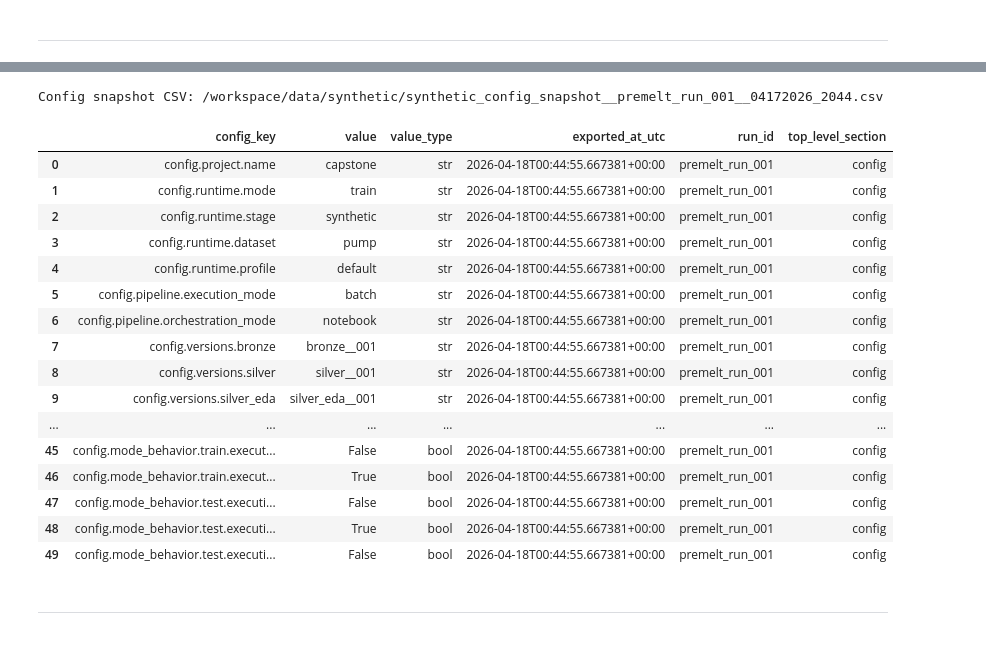
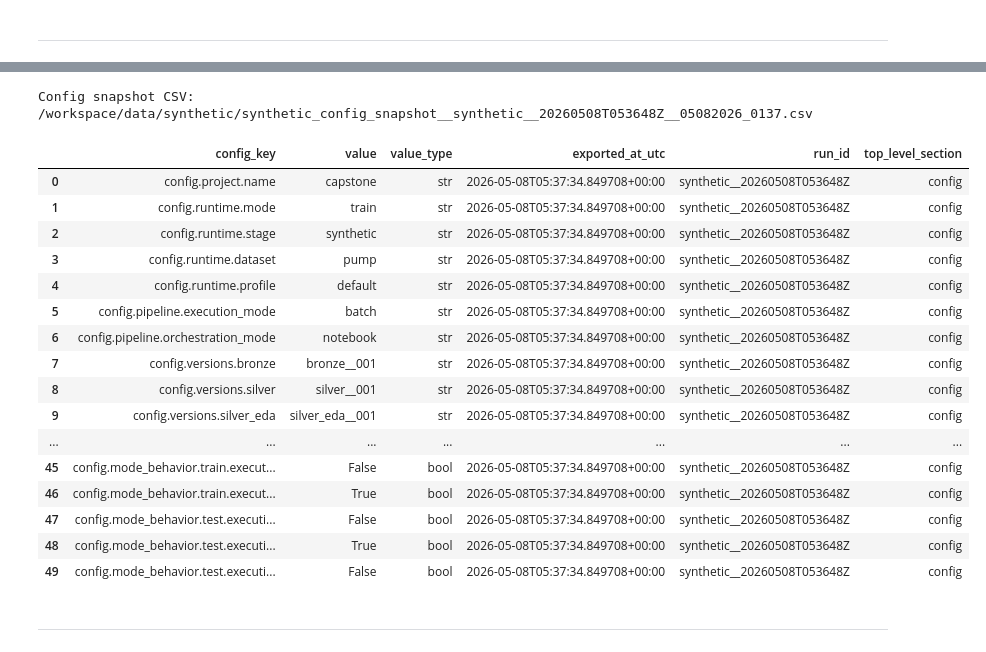
Before and after one commit to DCook-WGU/dcook-wgu-capstone-unified-predictive-maintenance-pipeline, a Jupyter notebook: notebooks/synthetic/synthetic_01_generate_synethic_data.ipynb, the cells around one changed output, grey strips where cells are left out. Cells and saved outputs as stored; diff of their text form; code cells hidden in the pictures.

Commit message:
updates to 02a and synthetic data generator

```diff
--- a/notebooks/synthetic/synthetic_01_generate_synethic_data.ipynb
+++ b/notebooks/synthetic/synthetic_01_generate_synethic_data.ipynb
@@ -296,9 +336,19 @@ DATASET = "pump"
 MODE = "train"
 PROFILE = "default"
 
-# Parent truth hash from your latest Silver EDA run
-SILVER_EDA_TRUTH_HASH = get_latest_silver_eda_truth_hash(truth_index_path=TRUTH_INDEX_PATH, dataset_name=DATASET_NAME,)
-print("Latest SILVER_EDA_TRUTH_HASH:", SILVER_EDA_TRUTH_HASH)
+# Parent truth hash from the latest Silver profile/subset run
+SILVER_PARENT_LAYER_NAME, SILVER_PARENT_TRUTH_HASH = get_latest_parent_profile_truth_hash(
+    truth_index_path=TRUTH_INDEX_PATH,
+    dataset_name=DATASET_NAME,
+    preferred_layer_name=SILVER_PROFILE_LAYER,
+    fallback_layer_name=SILVER_LEGACY_EDA_LAYER,
+)
+
+# Backward-compatible alias so older cells do not immediately break.
+SILVER_EDA_TRUTH_HASH = SILVER_PARENT_TRUTH_HASH
+
+print("SILVER_PARENT_LAYER_NAME:", SILVER_PARENT_LAYER_NAME)
+print("SILVER_PARENT_TRUTH_HASH:", SILVER_PARENT_TRUTH_HASH)
 
 # Faults
 # Episode overrides (easy test knobs)
@@ -967,0 +1178,20 @@ Correlation tuning: {'family_split_rules': {'chain_cluster_avg_abs_corr_threshol
+# %%
+# =========================================================
+# Inspect dropped profile files
+# =========================================================
+
+for label, path in {
+    "normal_clean": dropped_profile_normal_path,
+    "abnormal": dropped_profile_abnormal_path,
+    "recovery": dropped_profile_recovery_path,
+}.items():
+    print("\n", label, path)
+
+    if path is None:
+        print("  MISSING PATH")
+        continue
+
+    df = pd.read_csv(path)
+    print("  shape:", df.shape)
+    print("  sensors:", df["sensor"].astype(str).tolist() if "sensor" in df.columns else "NO SENSOR COLUMN")
+    print("  has sensor_50:", "sensor_50" in df["sensor"].astype(str).tolist())
@@ -2894,7 +3266,9 @@ CONFIG_SNAPSHOT_EXTRA = {
     "episode_max_rows": EPISODE_MAX_ROWS,
     "observable_zscore_threshold": OBSERVABLE_ZSCORE_THRESHOLD,
     "observable_min_consecutive": OBSERVABLE_MIN_CONSECUTIVE,
-    "silver_eda_truth_hash": SILVER_EDA_TRUTH_HASH,
+    "silver_parent_layer_name": SILVER_PARENT_LAYER_NAME,
+    "silver_parent_truth_hash": SILVER_PARENT_TRUTH_HASH,
+    "silver_eda_truth_hash": SILVER_EDA_TRUTH_HASH,  # legacy alias
     "parent_truth_hash": PARENT_TRUTH_HASH,
     "pipeline_mode": PIPELINE_MODE,
     "hotspot_cluster_count": len(HOTSPOT_CLUSTERS_FOR_GENERATOR) if "HOTSPOT_CLUSTERS_FOR_GENERATOR" in globals() else None,
@@ -2905,7 +3279,7 @@ config_snapshot_df, config_snapshot_path = export_config_snapshot_csv(
     config=CONFIG,  # or SYN_CFG if you only want the synthetic section
     output_dir=EXPORT_SETTINGS_DIR if "EXPORT_SETTINGS_DIR" in globals() else ".",
     filename_prefix="synthetic_config_snapshot",
-    run_id=RUN_ID if "RUN_ID" in globals() else None,
+    run_id=RUN_ID,
     extra_settings=CONFIG_SNAPSHOT_EXTRA,
     timestamp = formatted_datetime,
 )
@@ -2921,21 +3295,21 @@ display(config_snapshot_df.head(50))
-Config snapshot CSV: /workspace/data/synthetic/synthetic_config_snapshot__premelt_run_001__04172026_2044.csv
+Config snapshot CSV: /workspace/data/synthetic/synthetic_config_snapshot__synthetic__20260508T053648Z__05082026_0137.csv
 |  | config_key | value | value_type | exported_at_utc | run_id | top_level_section |
-| 0 | config.project.name | capstone | str | 2026-04-18T00:44:55.667381+00:00 | premelt_run_001 | config |
-| 1 | config.runtime.mode | train | str | 2026-04-18T00:44:55.667381+00:00 | premelt_run_001 | config |
-| 2 | config.runtime.stage | synthetic | str | 2026-04-18T00:44:55.667381+00:00 | premelt_run_001 | config |
-| 3 | config.runtime.dataset | pump | str | 2026-04-18T00:44:55.667381+00:00 | premelt_run_001 | config |
-| 4 | config.runtime.profile | default | str | 2026-04-18T00:44:55.667381+00:00 | premelt_run_001 | config |
-| 5 | config.pipeline.execution_mode | batch | str | 2026-04-18T00:44:55.667381+00:00 | premelt_run_001 | config |
-| 6 | config.pipeline.orchestration_mode | notebook | str | 2026-04-18T00:44:55.667381+00:00 | premelt_run_001 | config |
-| 7 | config.versions.bronze | bronze__001 | str | 2026-04-18T00:44:55.667381+00:00 | premelt_run_001 | config |
-| 8 | config.versions.silver | silver__001 | str | 2026-04-18T00:44:55.667381+00:00 | premelt_run_001 | config |
-| 9 | config.versions.silver_eda | silver_eda__001 | str | 2026-04-18T00:44:55.667381+00:00 | premelt_run_001 | config |
+| 0 | config.project.name | capstone | str | 2026-05-08T05:37:34.849708+00:00 | synthetic__20260508T053648Z | config |
+| 1 | config.runtime.mode | train | str | 2026-05-08T05:37:34.849708+00:00 | synthetic__20260508T053648Z | config |
+| 2 | config.runtime.stage | synthetic | str | 2026-05-08T05:37:34.849708+00:00 | synthetic__20260508T053648Z | config |
+| 3 | config.runtime.dataset | pump | str | 2026-05-08T05:37:34.849708+00:00 | synthetic__20260508T053648Z | config |
+| 4 | config.runtime.profile | default | str | 2026-05-08T05:37:34.849708+00:00 | synthetic__20260508T053648Z | config |
+| 5 | config.pipeline.execution_mode | batch | str | 2026-05-08T05:37:34.849708+00:00 | synthetic__20260508T053648Z | config |
+| 6 | config.pipeline.orchestration_mode | notebook | str | 2026-05-08T05:37:34.849708+00:00 | synthetic__20260508T053648Z | config |
+| 7 | config.versions.bronze | bronze__001 | str | 2026-05-08T05:37:34.849708+00:00 | synthetic__20260508T053648Z | config |
+| 8 | config.versions.silver | silver__001 | str | 2026-05-08T05:37:34.849708+00:00 | synthetic__20260508T053648Z | config |
+| 9 | config.versions.silver_eda | silver_eda__001 | str | 2026-05-08T05:37:34.849708+00:00 | synthetic__20260508T053648Z | config |
 | ... | ... | ... | ... | ... | ... | ... |
-| 45 | config.mode_behavior.train.execut... | False | bool | 2026-04-18T00:44:55.667381+00:00 | premelt_run_001 | config |
-| 46 | config.mode_behavior.train.execut... | True | bool | 2026-04-18T00:44:55.667381+00:00 | premelt_run_001 | config |
-| 47 | config.mode_behavior.test.executi... | False | bool | 2026-04-18T00:44:55.667381+00:00 | premelt_run_001 | config |
-| 48 | config.mode_behavior.test.executi... | True | bool | 2026-04-18T00:44:55.667381+00:00 | premelt_run_001 | config |
-| 49 | config.mode_behavior.test.executi... | False | bool | 2026-04-18T00:44:55.667381+00:00 | premelt_run_001 | config |
+| 45 | config.mode_behavior.train.execut... | False | bool | 2026-05-08T05:37:34.849708+00:00 | synthetic__20260508T053648Z | config |
+| 46 | config.mode_behavior.train.execut... | True | bool | 2026-05-08T05:37:34.849708+00:00 | synthetic__20260508T053648Z | config |
+| 47 | config.mode_behavior.test.executi... | False | bool | 2026-05-08T05:37:34.849708+00:00 | synthetic__20260508T053648Z | config |
+| 48 | config.mode_behavior.test.executi... | True | bool | 2026-05-08T05:37:34.849708+00:00 | synthetic__20260508T053648Z | config |
+| 49 | config.mode_behavior.test.executi... | False | bool | 2026-05-08T05:37:34.849708+00:00 | synthetic__20260508T053648Z | config |
 # %% [markdown]
 ---
 # %%
```
Also changed, not shown: parts of 42 cells of this notebook, 53 other files.
